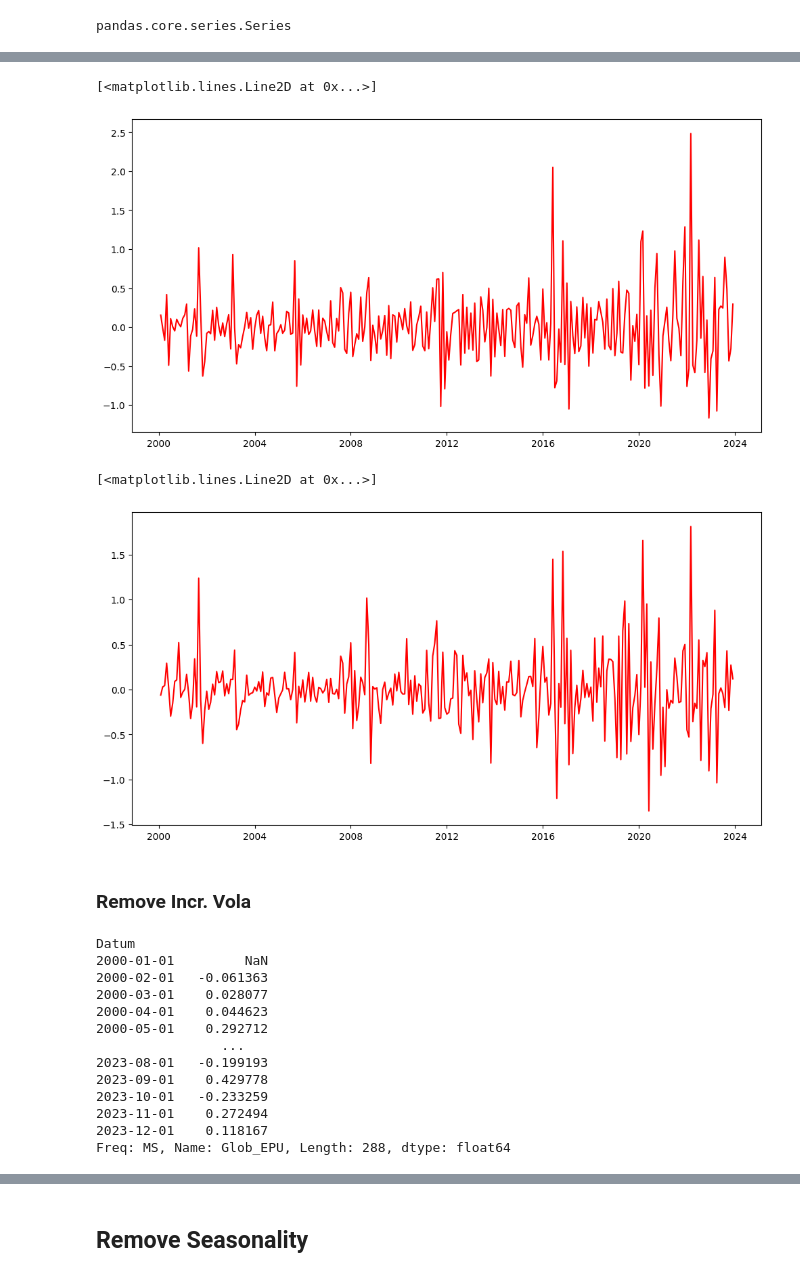
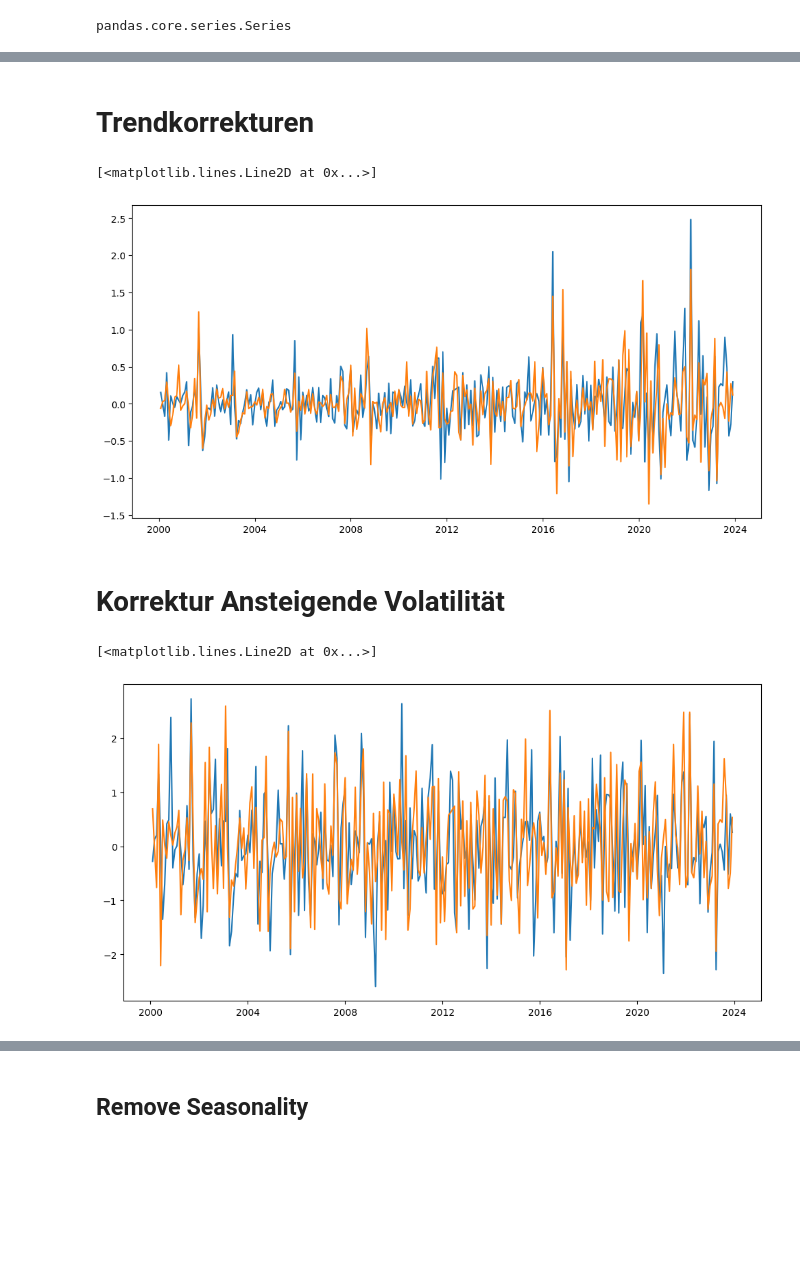
Before and after one commit to Joshi-77/BA-VAR, a Jupyter notebook: main.ipynb, the cells around one changed output, grey strips where cells are left out. Saved outputs shown, nothing was run; the diff lists cells and outputs as text; code cells hidden in the pictures; blank space fills up the shorter version.

```diff
--- a/main.ipynb
+++ b/main.ipynb
@@ -188,10 +165,15 @@ series_vstoxx_norm = series_standardization(series=series_vstoxx)
+# %% [markdown]
+# Trendkorrekturen
 # %%
-# remove trend trough calculating the
-# differences of the Series elements (default is element in previous row).
+# differences of the Series elements (default is element in previous row)
+series_de_epu_norm_trendremoved = series_de_epu_norm.diff()
+series_global_epu_norm_trendremoved = series_global_epu_norm.diff()
 
-series_de_epu_norm_trendremoved = series_de_epu_norm.diff()
 plt.figure(figsize=(12,6))
-plt.plot(series_de_epu_norm_trendremoved, color='red')
+plt.plot(series_de_epu_norm_trendremoved)
+plt.plot(series_global_epu_norm_trendremoved)
 # %% [output]
 [<matplotlib.lines.Line2D at 0x...>]
-[figure, old version]
+[figure, new version]
+# %% [markdown]
+# Korrektur Ansteigende Volatilität
@@ -198,25 +186,10 @@ plt.plot(series_de_epu_norm_trendremoved, color='red')
 # %%
-series_global_epu_norm_trendremoved = series_global_epu_norm.diff()
+series_global_epu_norm_trendremoved = remove_increasing_vola(series_global_epu_norm_trendremoved)
+series_de_epu_norm_trendremoved = remove_increasing_vola(series_de_epu_norm_trendremoved)
+
 plt.figure(figsize=(12,6))
-plt.plot(series_global_epu_norm_trendremoved, color='red')
+plt.plot(series_global_epu_norm_trendremoved)
+plt.plot(series_de_epu_norm_trendremoved)
 # %% [output]
 [<matplotlib.lines.Line2D at 0x...>]
-[figure, old version]
+[figure, new version]
-# %% [markdown]
-### Remove Incr. Vola
-# %%
-series_global_epu_norm_trendremoved
-# %% [output]
-Datum
-2000-01-01         NaN
-2000-02-01   -0.061363
-2000-03-01    0.028077
-2000-04-01    0.044623
-2000-05-01    0.292712
-                ...
-2023-08-01   -0.199193
-2023-09-01    0.429778
-2023-10-01   -0.233259
-2023-11-01    0.272494
-2023-12-01    0.118167
-Freq: MS, Name: Glob_EPU, Length: 288, dtype: float64
```
Also changed, not shown: parts of 22 cells of this notebook, 5 other files.
